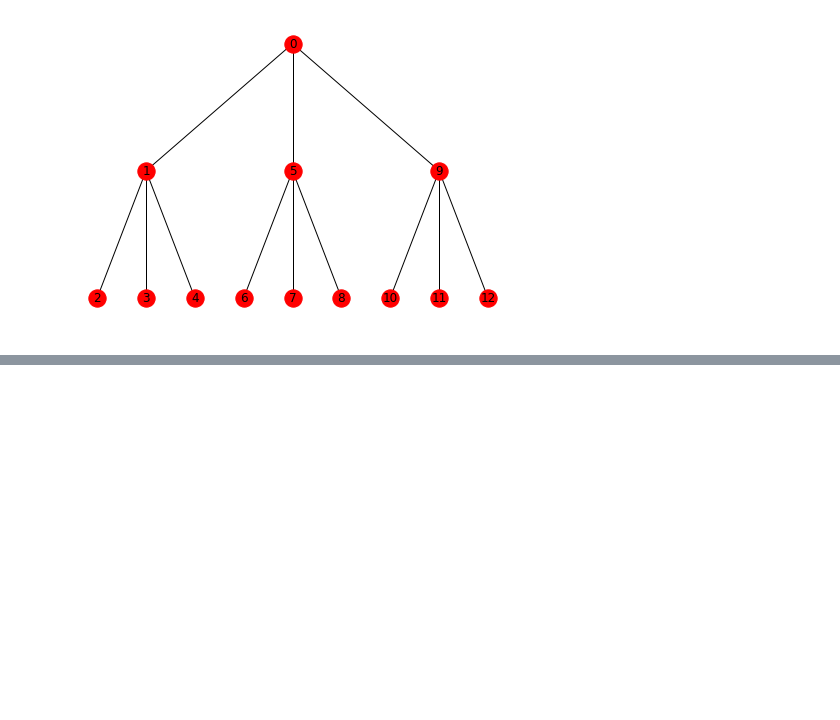
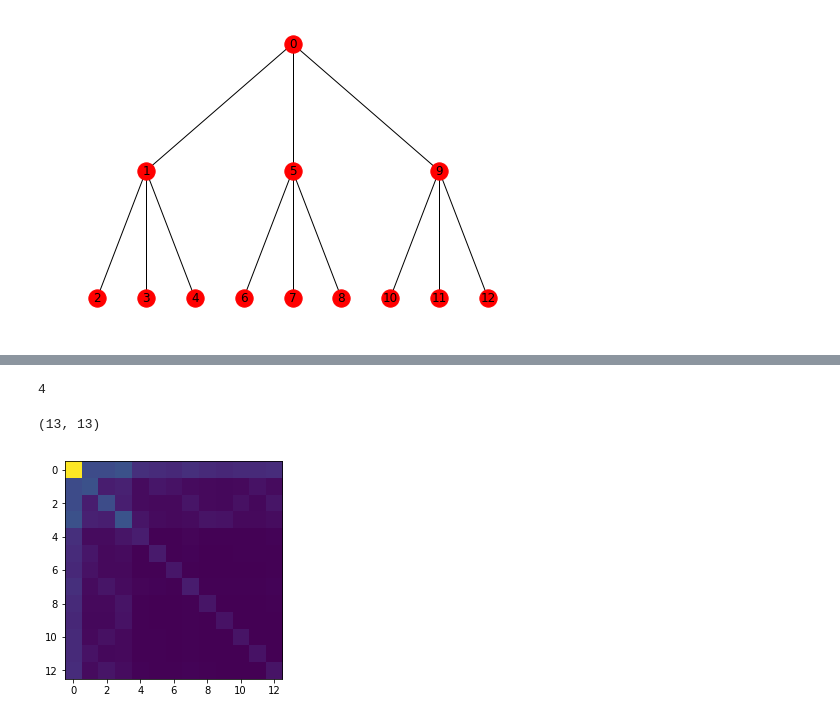
Before and after one commit to aleveren/ucsd-research, a Jupyter notebook: simple-hier-topic-model/topic_cooccurrence.ipynb, the cells around one changed output, grey strips where cells are left out. Cells and saved outputs as stored; diff of their text form; code cells hidden in the pictures; blank space fills up the shorter version.

```diff
--- a/simple-hier-topic-model/topic_cooccurrence.ipynb
+++ b/simple-hier-topic-model/topic_cooccurrence.ipynb
@@ -317,0 +381,4 @@ nx.draw(tree2, pos = bfs_layout(tree2, source=0), with_labels = True)
+# %%
+ggg.number_of_nodes()
+# %% [output]
+4
@@ -317,0 +387,27 @@ nx.draw(tree2, pos = bfs_layout(tree2, source=0), with_labels = True)
+# %%
+# Example output sent by Stefanos
+foo = io.StringIO('''\
+0.0722248774154017 0.0184328604378913 0.0183675728897166 0.0195812977278527 0.011715651036256 0.0109362130364248 0.0103053405295851 0.0118149764469529 0.0107629960798506 0.0101972359982806 0.010533390695229 0.0106724843592029 0.011287010156071
+0.0184328604378913 0.0197880734142364 0.00800884204285961 0.00867787380547044 0.00442376470031421 0.00643217108265574 0.00585968293137737 0.00448944131937417 0.0042002100095913 0.00383982410082561 0.0041179061240953 0.00564921482263275 0.00435908438938697
+0.0183675728897166 0.00800884204285961 0.0185305916929322 0.00810817551625466 0.00437124231289586 0.00401565677211632 0.00399134528877907 0.00625630184806425 0.00403427290544172 0.00373911413202784 0.00556387292190846 0.00397063351721975 0.00631659797495848
+0.0195812977278527 0.00867787380547043 0.00810817551625466 0.020223678809002 0.00636646213109489 0.00430013301916319 0.00421449379607564 0.0044949224119127 0.00605416561565558 0.00569183622214723 0.00420827207219966 0.00404823371268847 0.00454457318156866
+0.011715651036256 0.00442376470031421 0.00437124231289586 0.00636646213109489 0.00794116107247916 0.00280086263128064 0.00282800354338402 0.00316128051767623 0.00276178704793014 0.00265560091211258 0.00273054106944284 0.00271228502453686 0.00298357666010662
+0.0109362130364248 0.00643217108265574 0.00401565677211632 0.00430013301916319 0.00280086263128064 0.00751398796980115 0.00268945454897023 0.00293987684605933 0.00259113925060299 0.0024274506495169 0.00261898032272799 0.00277363530771859 0.0027505146918834
+0.0103053405295851 0.00585968293137737 0.00399134528877907 0.00421449379607564 0.00282800354338402 0.00268945454897023 0.00653691289753865 0.00285730870692366 0.00243143012620175 0.00236647957352213 0.00236198358015604 0.00255338926950333 0.00274618984239741
+0.0118149764469529 0.00448944131937417 0.00625630184806426 0.0044949224119127 0.00316128051767623 0.00293987684605933 0.00285730870692366 0.00765506483635657 0.00279346352302565 0.00266479628228487 0.00281882786236071 0.00274243398056417 0.00298329855291249
+0.0107629960798506 0.0042002100095913 0.00403427290544172 0.00605416561565559 0.00276178704793014 0.00259113925060299 0.00243143012620175 0.00279346352302565 0.00638002019952813 0.00238402186156206 0.00259146984608675 0.00253730152042142 0.00272000260061857
+0.0101972359982806 0.00383982410082561 0.00373911413202784 0.00569183622214723 0.00265560091211258 0.0024274506495169 0.00236647957352213 0.00266479628228487 0.00238402186156206 0.00574249459639133 0.00240586369948643 0.0023356999853139 0.00249112070788169
+0.010533390695229 0.0041179061240953 0.00556387292190846 0.00420827207219966 0.00273054106944284 0.00261898032272799 0.00236198358015604 0.00281882786236071 0.00259146984608675 0.00240586369948643 0.00592666601381645 0.00248921198229705 0.00259160203194373
+0.0106724843592029 0.00564921482263275 0.00397063351721975 0.00404823371268847 0.00271228502453686 0.00277363530771859 0.00255338926950334 0.00274243398056417 0.00253730152042142 0.0023356999853139 0.00248921198229705 0.00579401081562425 0.00256712527710104
+0.011287010156071 0.00435908438938698 0.00631659797495848 0.00454457318156866 0.00298357666010662 0.0027505146918834 0.00274618984239741 0.00298329855291249 0.00272000260061857 0.00249112070788169 0.00259160203194374 0.00256712527710104 0.00611574044572484
+''')
+# %%
+zzz = np.loadtxt(foo)
+# %%
+zzz.shape
+# %% [output]
+(13, 13)
+# %%
+plt.imshow(zzz);
+# %% [output]
+[figure, added]
```
Also changed, not shown: parts of 36 cells of this notebook.
